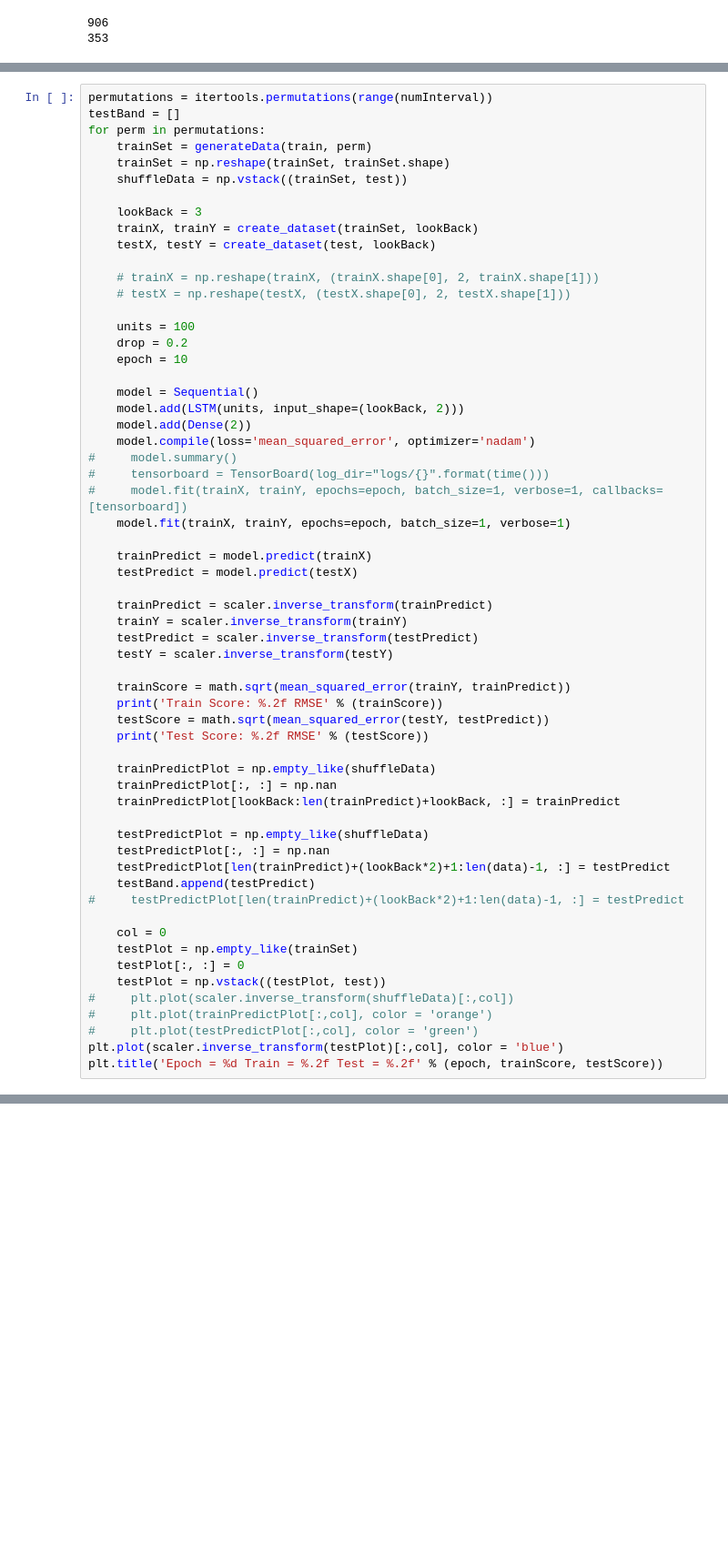
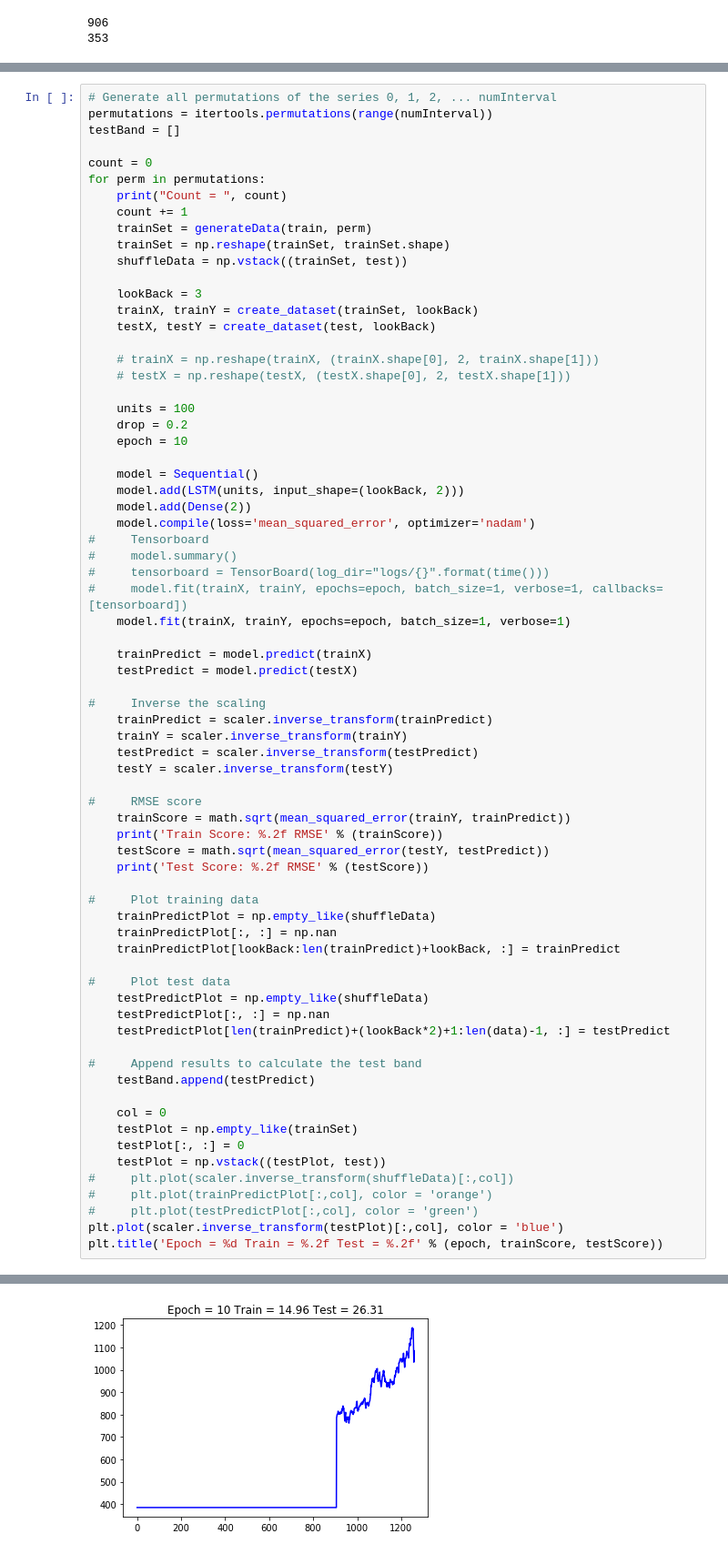
Before and after one commit to deepakgouda/StockPricePrediction, a Jupyter notebook: BlockBootstrap.ipynb, the cells around one changed output, grey strips where cells are left out. Shown: that part at 91% size. Drawn from its saved outputs; the diff is of its cells as text; blank space fills up the shorter version.

```diff
--- a/BlockBootstrap.ipynb
+++ b/BlockBootstrap.ipynb
@@ -87,9 +84,14 @@ print(blockSize)
  [0.00683718 0.01054612]
  [0.00658788 0.01363296]]
 # %%
+# Generate all permutations of the series 0, 1, 2, ... numInterval
 permutations = itertools.permutations(range(numInterval))
 testBand = []
+
+count = 0
 for perm in permutations:
+    print("Count = ", count)
+    count += 1
     trainSet = generateData(train, perm)
     trainSet = np.reshape(trainSet, trainSet.shape)
     shuffleData = np.vstack((trainSet, test))
@@ -109,6 +111,7 @@ for perm in permutations:
     model.add(LSTM(units, input_shape=(lookBack, 2)))
     model.add(Dense(2))
     model.compile(loss='mean_squared_error', optimizer='nadam')
+#     Tensorboard
 #     model.summary()
 #     tensorboard = TensorBoard(log_dir="logs/{}".format(time()))
 #     model.fit(trainX, trainY, epochs=epoch, batch_size=1, verbose=1, callbacks=[tensorboard])
@@ -117,25 +120,30 @@ for perm in permutations:
     trainPredict = model.predict(trainX)
     testPredict = model.predict(testX)
 
+#     Inverse the scaling
     trainPredict = scaler.inverse_transform(trainPredict)
     trainY = scaler.inverse_transform(trainY)
     testPredict = scaler.inverse_transform(testPredict)
     testY = scaler.inverse_transform(testY)
 
+#     RMSE score
     trainScore = math.sqrt(mean_squared_error(trainY, trainPredict))
     print('Train Score: %.2f RMSE' % (trainScore))
     testScore = math.sqrt(mean_squared_error(testY, testPredict))
     print('Test Score: %.2f RMSE' % (testScore))
 
+#     Plot training data
     trainPredictPlot = np.empty_like(shuffleData)
     trainPredictPlot[:, :] = np.nan
     trainPredictPlot[lookBack:len(trainPredict)+lookBack, :] = trainPredict
 
+#     Plot test data
     testPredictPlot = np.empty_like(shuffleData)
     testPredictPlot[:, :] = np.nan
     testPredictPlot[len(trainPredict)+(lookBack*2)+1:len(data)-1, :] = testPredict
+
+#     Append results to calculate the test band
     testBand.append(testPredict)
-#     testPredictPlot[len(trainPredict)+(lookBack*2)+1:len(data)-1, :] = testPredict
 
     col = 0
     testPlot = np.empty_like(trainSet)
@@ -168,2 +176,3 @@ KeyboardInterrupt:
+[figure, added]
 # %%
 testBand = np.array(testBand)
```
Also changed, not shown: parts of 17 cells of this notebook.
